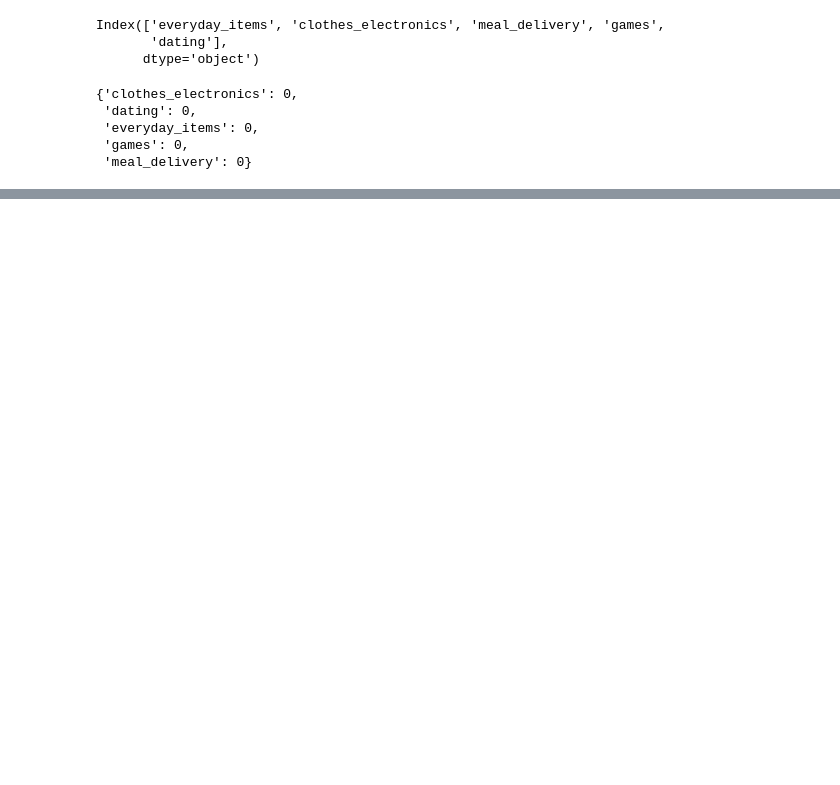
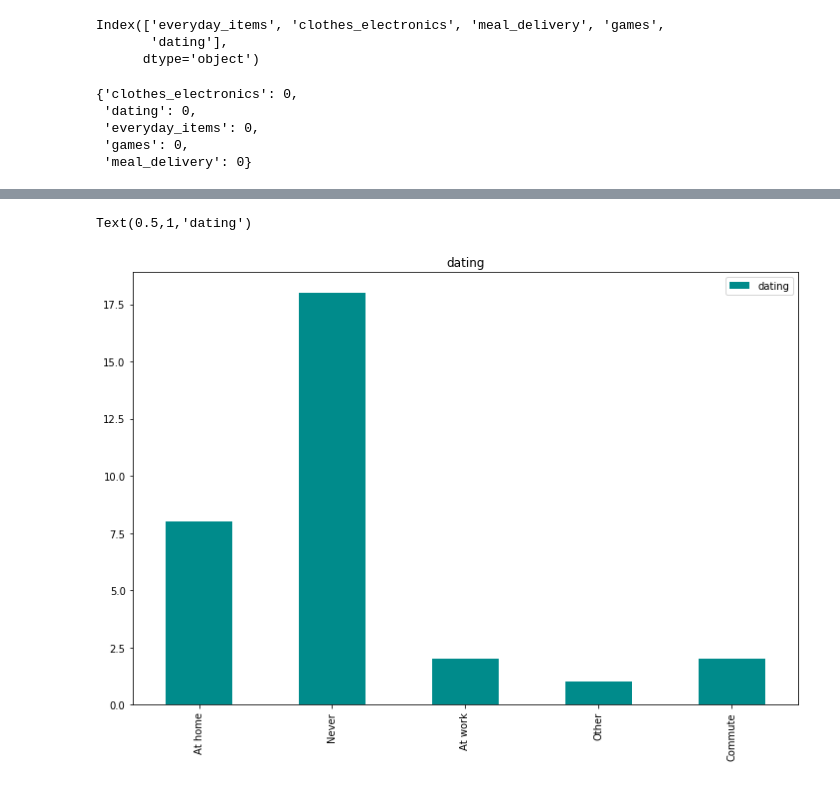
Before and after one commit to sebscho/connecthings_mobile, a Jupyter notebook: mobile_survey_count_040918.ipynb, the cells around one changed output, grey strips where cells are left out. Drawn from its saved outputs; the diff is of its cells as text; code cells hidden in the pictures; blank space fills up the shorter version.

```diff
--- a/mobile_survey_count_040918.ipynb
+++ b/mobile_survey_count_040918.ipynb
@@ -104,0 +77,8 @@ for i in range(0,5):
+# %%
+# plotting just one item, in two ways
+names_df.plot.bar(y = 'dating', figsize=(12,8), color='darkcyan')
+plt.title('dating')
+# ax = names_df['dating'].plot(kind='bar', title ="an item", figsize=(15, 10), legend=True, fontsize=12)
+# %% [output]
+Text(0.5,1,'dating')
+[figure, added]
```
Also changed, not shown: parts of 12 cells of this notebook.
